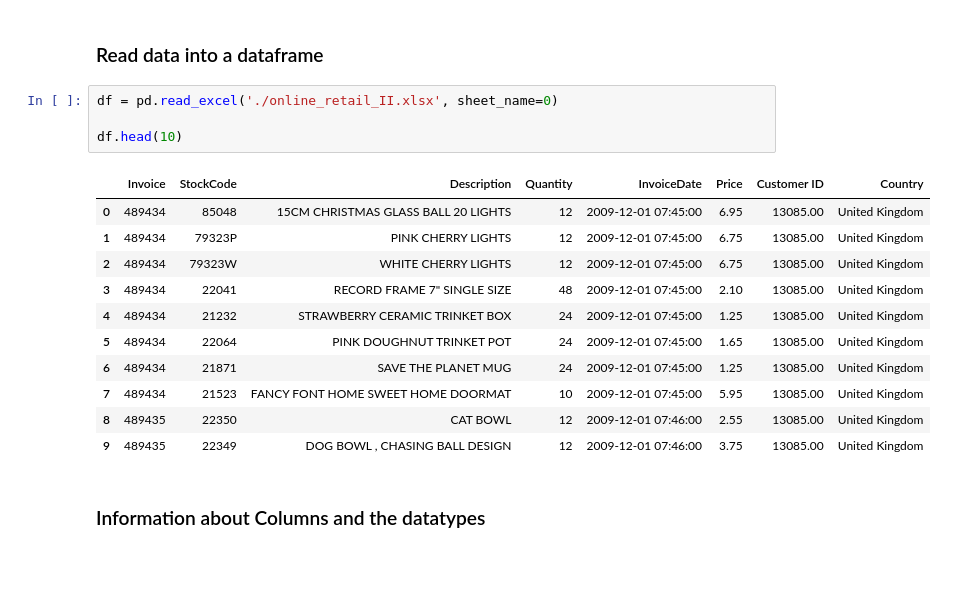
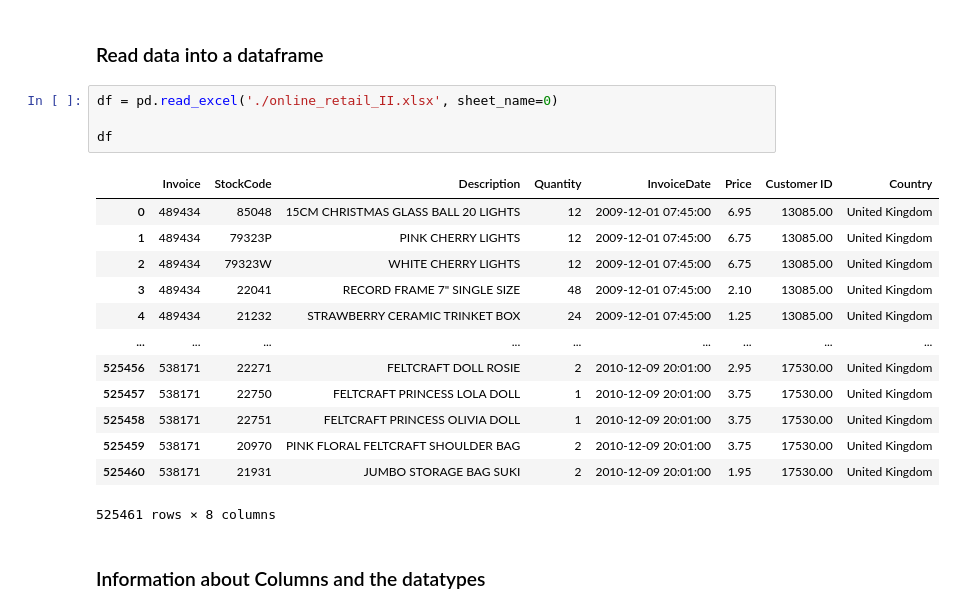
Before and after one commit to NoahSchwarzrock/online_retail_data, a Jupyter notebook: online_retail_data_clustering.ipynb, the cells around one changed output. Cells and saved outputs as stored; diff of their text form; blank space fills up the shorter version.

```diff
--- a/online_retail_data_clustering.ipynb
+++ b/online_retail_data_clustering.ipynb
@@ -17,19 +17,21 @@ pd.set_option('display.max_Columns', 999)
 # %%
 df = pd.read_excel('./online_retail_II.xlsx', sheet_name=0)
 
-df.head(10)
+df
 # %% [output]
 |  | Invoice | StockCode | Description | Quantity | InvoiceDate | Price | Customer ID | Country |
 | 0 | 489434 | 85048 | 15CM CHRISTMAS GLASS BALL 20 LIGHTS | 12 | 2009-12-01 07:45:00 | 6.95 | 13085.00 | United Kingdom |
 | 1 | 489434 | 79323P | PINK CHERRY LIGHTS | 12 | 2009-12-01 07:45:00 | 6.75 | 13085.00 | United Kingdom |
 | 2 | 489434 | 79323W | WHITE CHERRY LIGHTS | 12 | 2009-12-01 07:45:00 | 6.75 | 13085.00 | United Kingdom |
 | 3 | 489434 | 22041 | RECORD FRAME 7" SINGLE SIZE | 48 | 2009-12-01 07:45:00 | 2.10 | 13085.00 | United Kingdom |
 | 4 | 489434 | 21232 | STRAWBERRY CERAMIC TRINKET BOX | 24 | 2009-12-01 07:45:00 | 1.25 | 13085.00 | United Kingdom |
-| 5 | 489434 | 22064 | PINK DOUGHNUT TRINKET POT | 24 | 2009-12-01 07:45:00 | 1.65 | 13085.00 | United Kingdom |
-| 6 | 489434 | 21871 | SAVE THE PLANET MUG | 24 | 2009-12-01 07:45:00 | 1.25 | 13085.00 | United Kingdom |
-| 7 | 489434 | 21523 | FANCY FONT HOME SWEET HOME DOORMAT | 10 | 2009-12-01 07:45:00 | 5.95 | 13085.00 | United Kingdom |
-| 8 | 489435 | 22350 | CAT BOWL | 12 | 2009-12-01 07:46:00 | 2.55 | 13085.00 | United Kingdom |
-| 9 | 489435 | 22349 | DOG BOWL , CHASING BALL DESIGN | 12 | 2009-12-01 07:46:00 | 3.75 | 13085.00 | United Kingdom |
+| ... | ... | ... | ... | ... | ... | ... | ... | ... |
+| 525456 | 538171 | 22271 | FELTCRAFT DOLL ROSIE | 2 | 2010-12-09 20:01:00 | 2.95 | 17530.00 | United Kingdom |
+| 525457 | 538171 | 22750 | FELTCRAFT PRINCESS LOLA DOLL | 1 | 2010-12-09 20:01:00 | 3.75 | 17530.00 | United Kingdom |
+| 525458 | 538171 | 22751 | FELTCRAFT PRINCESS OLIVIA DOLL | 1 | 2010-12-09 20:01:00 | 3.75 | 17530.00 | United Kingdom |
+| 525459 | 538171 | 20970 | PINK FLORAL FELTCRAFT SHOULDER BAG | 2 | 2010-12-09 20:01:00 | 3.75 | 17530.00 | United Kingdom |
+| 525460 | 538171 | 21931 | JUMBO STORAGE BAG SUKI | 2 | 2010-12-09 20:01:00 | 1.95 | 17530.00 | United Kingdom |
+525461 rows × 8 columns
 # %% [markdown]
 ### Information about Columns and the datatypes
 # %%
```
Also changed, not shown: parts of 21 cells of this notebook.
